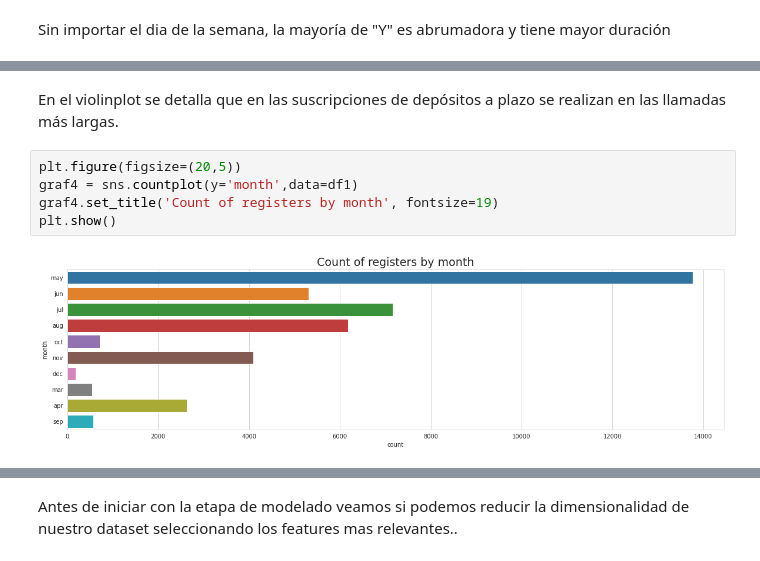
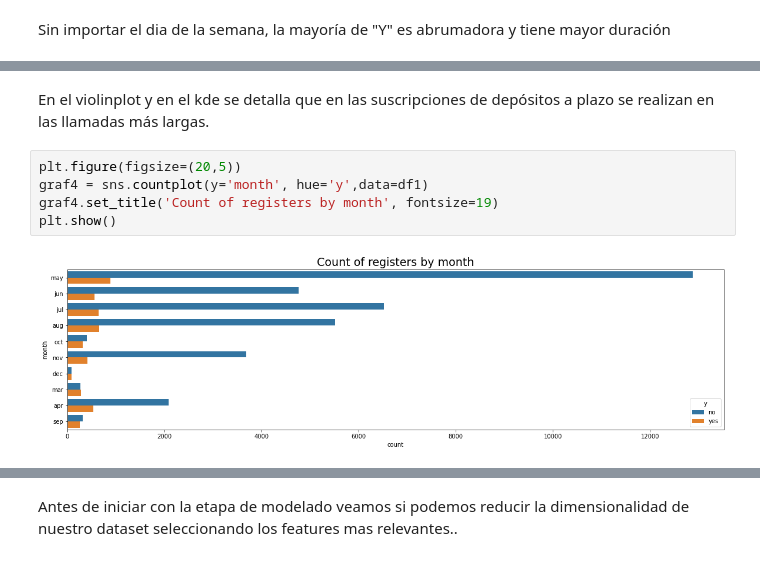
Before and after one commit to Dotto-Luis/CoderHouse-Challenges, a Jupyter notebook: EntregaFinal_BankMarketing.ipynb, the cells around one changed output, grey strips where cells are left out. Cells and saved outputs as stored; diff of their text form.

```diff
--- a/EntregaFinal_BankMarketing.ipynb
+++ b/EntregaFinal_BankMarketing.ipynb
@@ -736,9 +799,9 @@ plt.show()
 # %% [markdown]
-En el violinplot se detalla que en las suscripciones de depósitos a plazo se realizan en las llamadas más largas.
+En el violinplot y en el kde se detalla que en las suscripciones de depósitos a plazo se realizan en las llamadas más largas.
 # %%
 plt.figure(figsize=(20,5))
-graf4 = sns.countplot(y='month',data=df1)
+graf4 = sns.countplot(y='month', hue='y',data=df1)
 graf4.set_title('Count of registers by month', fontsize=19)
 plt.show()
 # %% [output]
-[figure, old version]
+[figure, new version]
```
Also changed, not shown: parts of 72 cells of this notebook.
